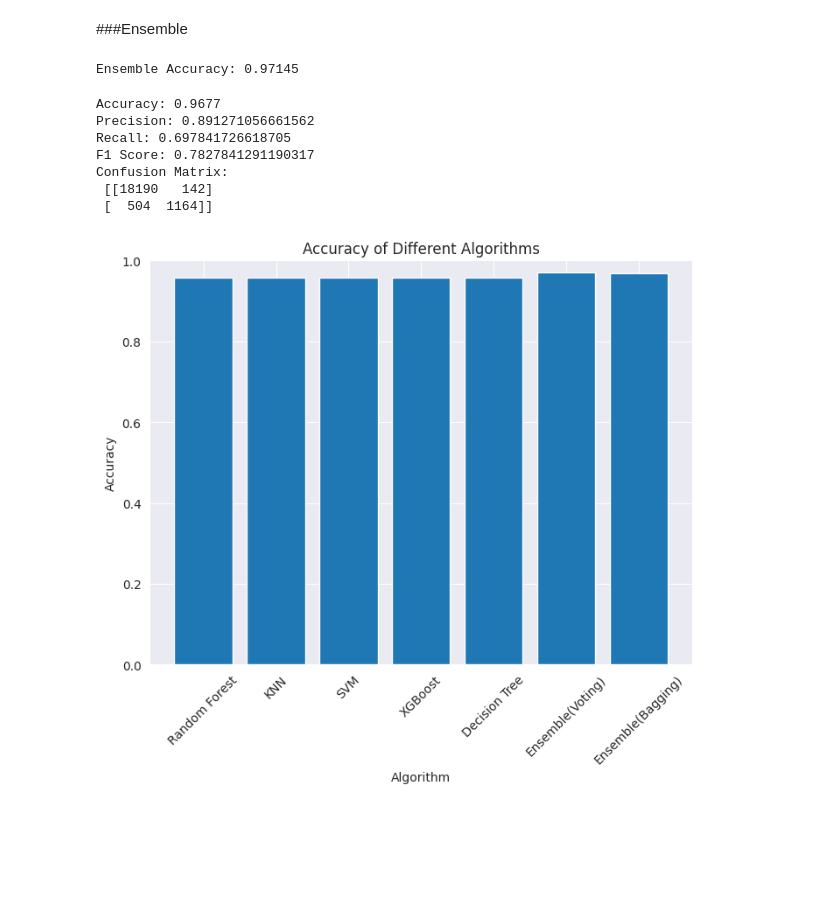
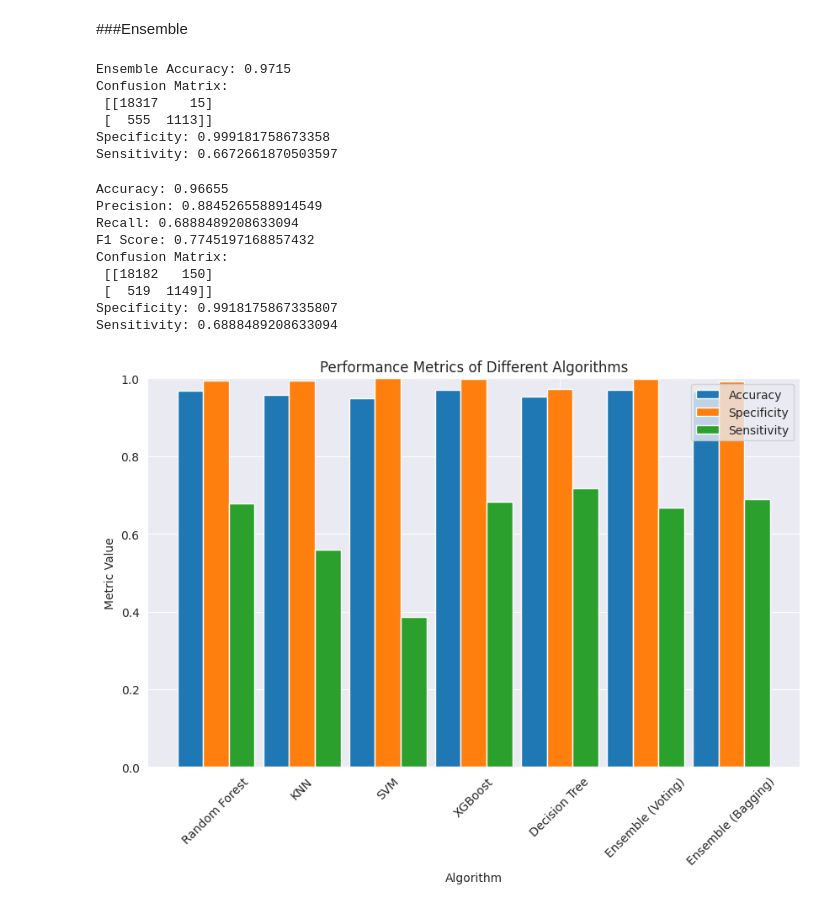
Before and after one commit to zannatultazree/Diabetes_prediction_ML, a Jupyter notebook: diabetes_prediction_04.ipynb, the cells around one changed output. Saved outputs shown, nothing was run; the diff lists cells and outputs as text; code cells hidden in the pictures; blank space fills up the shorter version.

```diff
--- a/diabetes_prediction_04.ipynb
+++ b/diabetes_prediction_04.ipynb
@@ -417,8 +506,24 @@ y_pred = voting_clf.predict(X_test)
 # Calculate accuracy
 accuracy_ensemble1 = accuracy_score(y_test, y_pred)
 print("Ensemble Accuracy:", accuracy_ensemble1)
+# Calculate confusion matrix
+conf_matrix = confusion_matrix(y_test, y_pred)
+print("Confusion Matrix:\n", conf_matrix)
+
+# Calculate specificity (true negative rate)
+specificity_ensemble1 = conf_matrix[0, 0] / (conf_matrix[0, 0] + conf_matrix[0, 1])
+print("Specificity:", specificity_ensemble1)
+
+# Calculate sensitivity (true positive rate)
+sensitivity_ensemble1 = conf_matrix[1, 1] / (conf_matrix[1, 0] + conf_matrix[1, 1])
+print("Sensitivity:", sensitivity_ensemble1)
 # %% [output]
-Ensemble Accuracy: 0.97145
+Ensemble Accuracy: 0.9715
+Confusion Matrix:
+ [[18317    15]
+ [  555  1113]]
+Specificity: 0.999181758673358
+Sensitivity: 0.6672661870503597
 # %%
 from sklearn.ensemble import BaggingClassifier
 from sklearn.ensemble import RandomForestClassifier
@@ -445,29 +550,46 @@ print("Precision:", precision)
 print("Recall:", recall)
 print("F1 Score:", f1)
 print("Confusion Matrix:\n", conf_matrix)
+# Calculate specificity (true negative rate)
+specificity_ensemble2 = conf_matrix[0, 0] / (conf_matrix[0, 0] + conf_matrix[0, 1])
+print("Specificity:", specificity_ensemble2)
+
+# Calculate sensitivity (true positive rate)
+sensitivity_ensemble2 = conf_matrix[1, 1] / (conf_matrix[1, 0] + conf_matrix[1, 1])
+print("Sensitivity:", sensitivity_ensemble2)
 # %% [output]
-Accuracy: 0.9677
-Precision: 0.891271056661562
-Recall: 0.697841726618705
-F1 Score: 0.7827841291190317
+Accuracy: 0.96655
+Precision: 0.8845265588914549
+Recall: 0.6888489208633094
+F1 Score: 0.7745197168857432
 Confusion Matrix:
- [[18190   142]
- [  504  1164]]
+ [[18182   150]
+ [  519  1149]]
+Specificity: 0.9918175867335807
+Sensitivity: 0.6888489208633094
 # %%
 import matplotlib.pyplot as plt
 
-# Define the algorithm names and their corresponding accuracies
-algorithm_names = ['Random Forest', 'KNN', 'SVM', 'XGBoost', 'Decision Tree','Ensemble(Voting)','Ensemble(Bagging)']
+# Define the algorithm names and their corresponding accuracies, specificity, and sensitivity
+algorithm_names = ['Random Forest', 'KNN', 'SVM', 'XGBoost', 'Decision Tree', 'Ensemble (Voting)', 'Ensemble (Bagging)']
 accuracies = [accuracy_rf, accuracy_knn, accuracy_svm, accuracy_xg, accuracy_dt, accuracy_ensemble1, accuracy_ensemble2]
+specificities = [specificity_rf, specificity_knn, specificity_svm, specificity_xg, specificity_dt, specificity_ensemble1, specificity_ensemble2]
+sensitivities = [sensitivity_rf, sensitivity_knn, sensitivity_svm, sensitivity_xg, sensitivity_dt, sensitivity_ensemble1, sensitivity_ensemble2]
 
 # Create a bar plot
-plt.figure(figsize=(8, 6))
-plt.bar(algorithm_names, accuracies)
+plt.figure(figsize=(10, 6))
+bar_width = 0.3
+
+plt.bar([i - bar_width for i in range(len(algorithm_names))], accuracies, width=bar_width, label='Accuracy')
+plt.bar(range(len(algorithm_names)), specificities, width=bar_width, label='Specificity')
+plt.bar([i + bar_width for i in range(len(algorithm_names))], sensitivities, width=bar_width, label='Sensitivity')
+
 plt.xlabel('Algorithm')
-plt.ylabel('Accuracy')
-plt.title('Accuracy of Different Algorithms')
+plt.ylabel('Metric Value')
+plt.title('Performance Metrics of Different Algorithms')
 plt.ylim([0, 1])  # Set the y-axis limits
-plt.xticks(rotation=45)  # Rotate the x-axis labels if needed
+plt.xticks(range(len(algorithm_names)), algorithm_names, rotation=45)  # Set x-axis labels
+plt.legend()
 plt.show()
 # %% [output]
-[figure, old version]
+[figure, new version]
```
Also changed, not shown: parts of 13 cells of this notebook.
